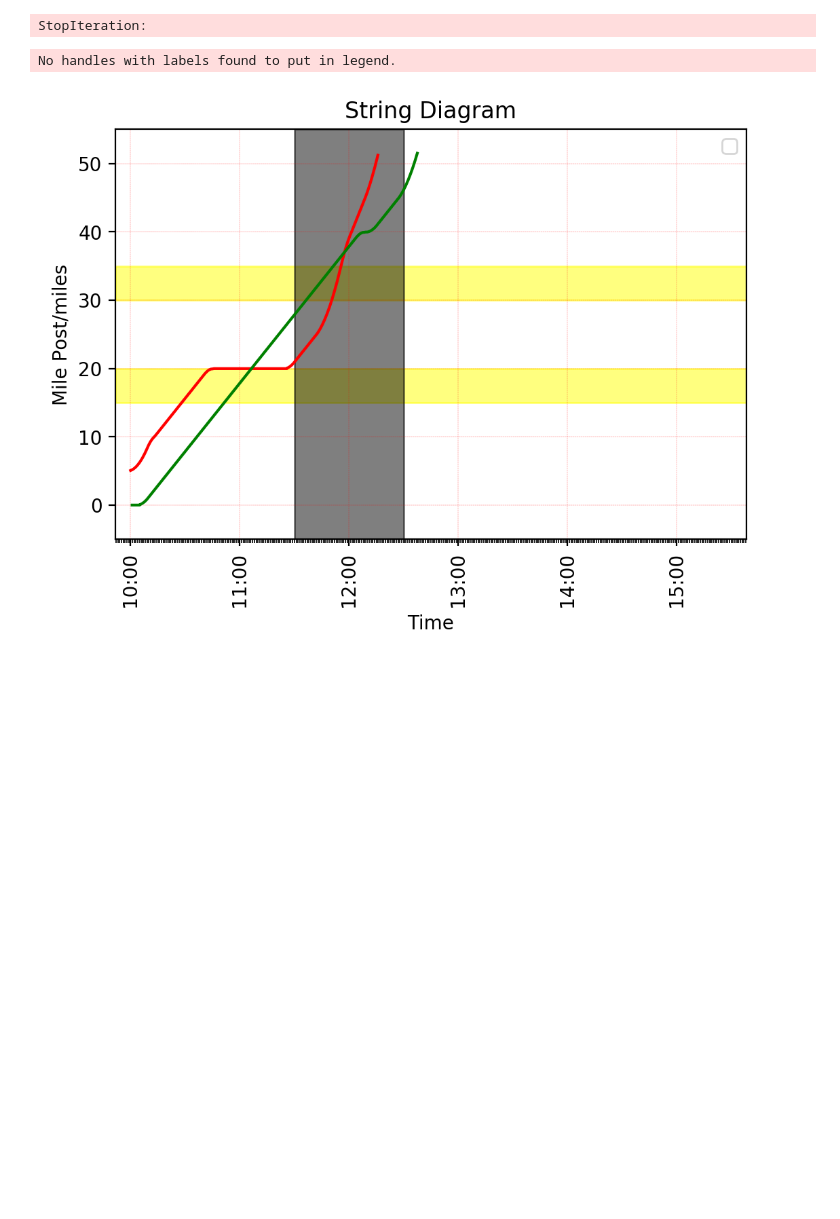
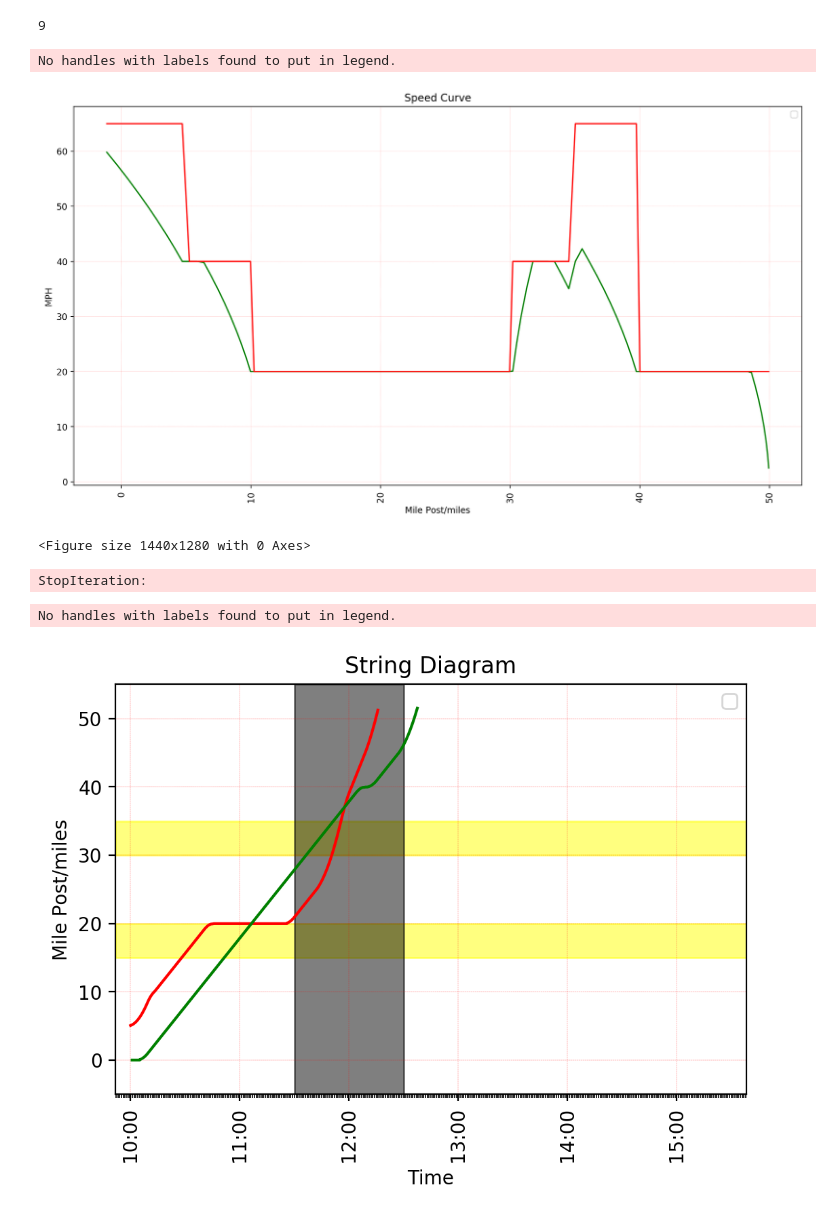
Before and after one commit to hegxiten/PyRailSim, a Jupyter notebook: OOD_Train/Dispatch_development.ipynb, the cells around one changed output. Cells and saved outputs as stored; diff of their text form; code cells hidden in the pictures; blank space fills up the shorter version.

```diff
--- a/OOD_Train/Dispatch_development.ipynb
+++ b/OOD_Train/Dispatch_development.ipynb
@@ -101,3 +103,13 @@ None.__class__.__name__
+# %%
+int(9.4)
+# %% [output]
+9
+# %%
+speed_curve(sys,sys.trains[3])
+# %% [output]
+No handles with labels found to put in legend.
+[figure, added]
+<Figure size 1440x1280 with 0 Axes>
 # %%
 K165.curr_home_sig.route
 # %%
```
Also changed, not shown: parts of 5 cells of this notebook, 2 other files.
